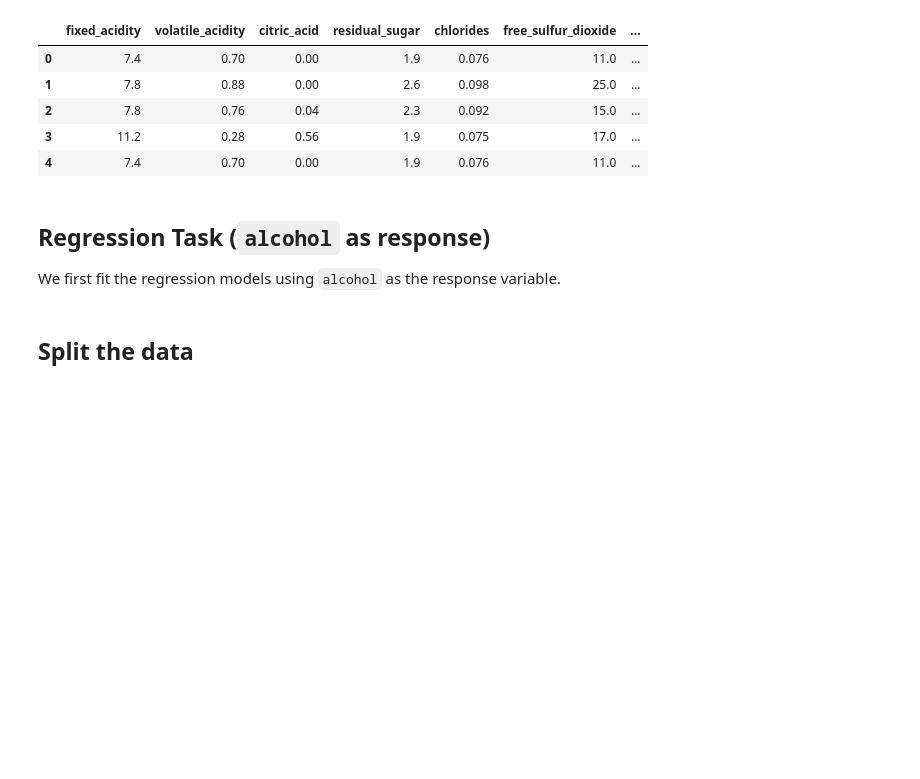
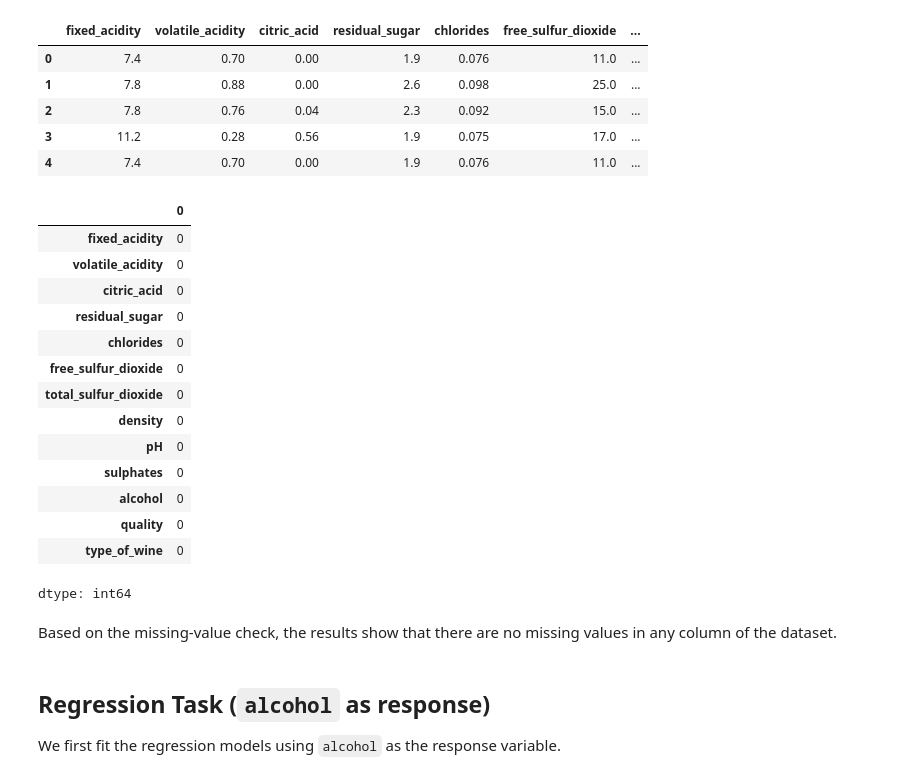
Before and after one commit to hzhoujoy/ST554_HW7, a Jupyter notebook: JoyZhou_HW7.ipynb, the cells around one changed output. Cells and saved outputs as stored; diff of their text form; code cells hidden in the pictures; blank space fills up the shorter version.

```diff
--- a/JoyZhou_HW7.ipynb
+++ b/JoyZhou_HW7.ipynb
@@ -176,8 +188,27 @@ wine_df.head()
 | 2 | 7.8 | 0.76 | 0.04 | 2.3 | 0.092 | 15.0 | ... |
 | 3 | 11.2 | 0.28 | 0.56 | 1.9 | 0.075 | 17.0 | ... |
 | 4 | 7.4 | 0.70 | 0.00 | 1.9 | 0.076 | 11.0 | ... |
+# %%
+#check if there are missing values in wine_df
+wine_df.isnull().sum()
+# %% [output]
+|  | 0 |
+| fixed_acidity | 0 |
+| volatile_acidity | 0 |
+| citric_acid | 0 |
+| residual_sugar | 0 |
+| chlorides | 0 |
+| free_sulfur_dioxide | 0 |
+| total_sulfur_dioxide | 0 |
+| density | 0 |
+| pH | 0 |
+| sulphates | 0 |
+| alcohol | 0 |
+| quality | 0 |
+| type_of_wine | 0 |
+dtype: int64
+# %% [markdown]
+Based on the missing-value check, the results show that there are no missing values in any column of the dataset.
 # %% [markdown]
 ## Regression Task (`alcohol` as response)
 We first fit the regression models using `alcohol` as the response variable.
-# %% [markdown]
-## Split the data
```
Also changed, not shown: parts of 31 cells of this notebook.
